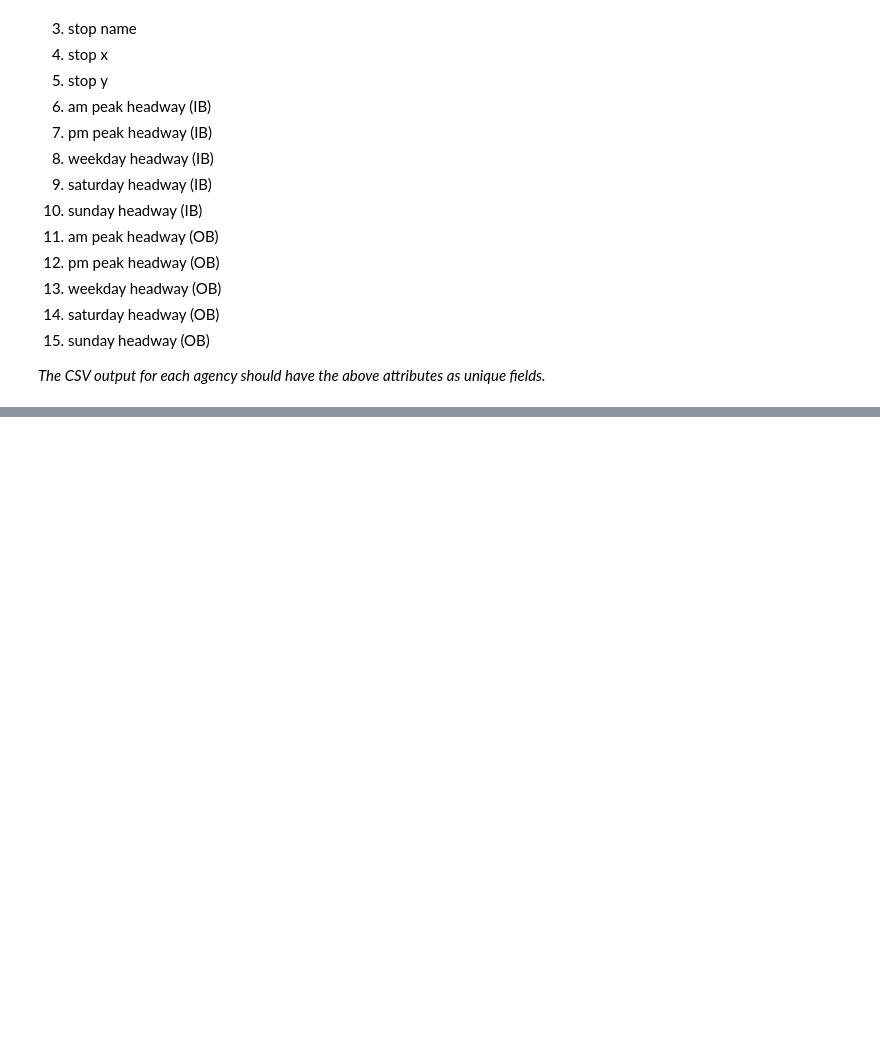
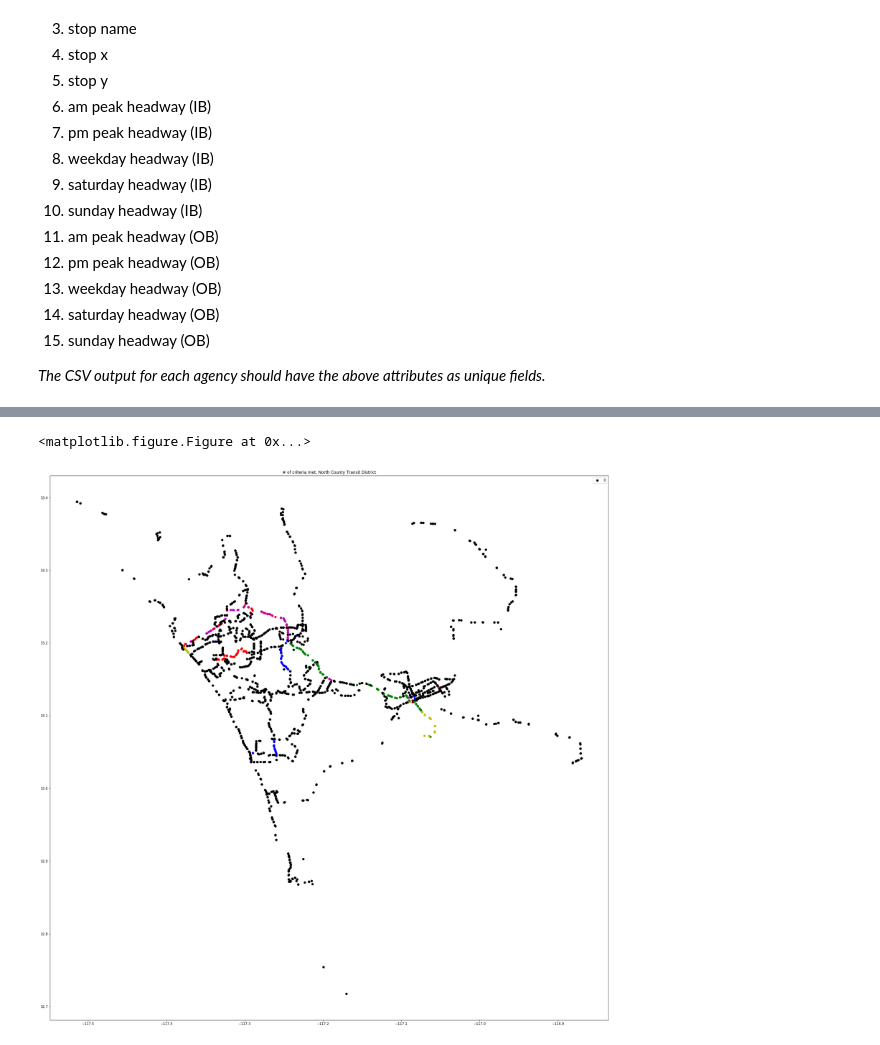
Before and after one commit to simonhochberg/eight-two-seven, a Jupyter notebook: SB 827 Headway Evaluator.ipynb, the cells around one changed output, grey strips where cells are left out. Cells and saved outputs as stored; diff of their text form; code cells hidden in the pictures; blank space fills up the shorter version.

```diff
--- a/SB 827 Headway Evaluator.ipynb
+++ b/SB 827 Headway Evaluator.ipynb
@@ -357,0 +558,27 @@ print(str(pct_ghost) + "% ghost stops")
+# %%
+# add the "score" for each stop
+output['stop_scores'] = stop_scores
+
+# create a dictionary of the number of each score for logging
+stop_score_dict = dict(output['stop_scores'].value_counts())
+for score in [0,1,2,3,4,5]:
+    if score not in stop_score_dict:
+        stop_score_dict[score] = 0
+# %%
+colorDict = {0: 'k', 1: 'b', 2: 'g', 3: 'y', 4: 'm', 5: 'r'}
+# %%
+plt.clf()
+
+plt.figure(figsize=(30,30))
+
+
+plt.scatter(output['X'], output['Y'], c=[colorDict[x] for x in stop_scores])
+plt.legend(["0", "1", "2", "3", "4", "5"])
+
+scatter_title = "# of criteria met, %s" %  agency_name
+plt.title(scatter_title)
+
+plt.show()
+# %% [output]
+<matplotlib.figure.Figure at 0x...>
+[figure, added]
```
Also changed, not shown: parts of 45 cells of this notebook.
